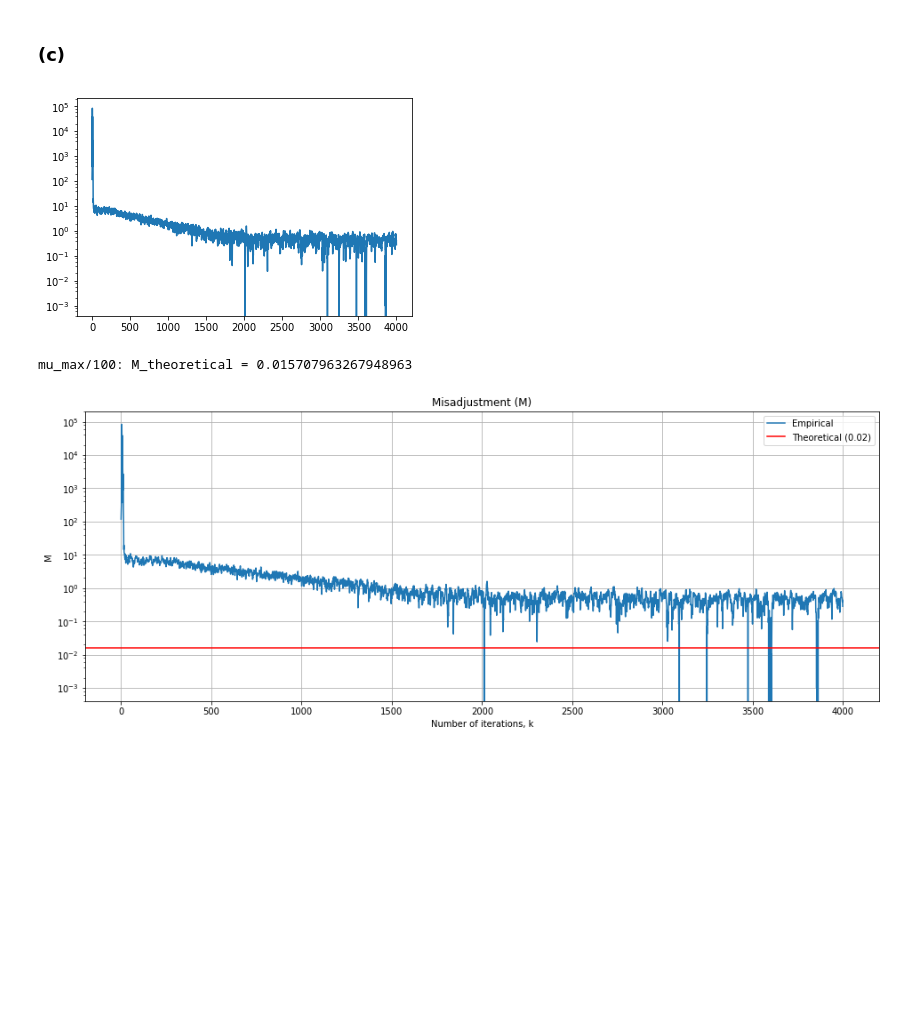
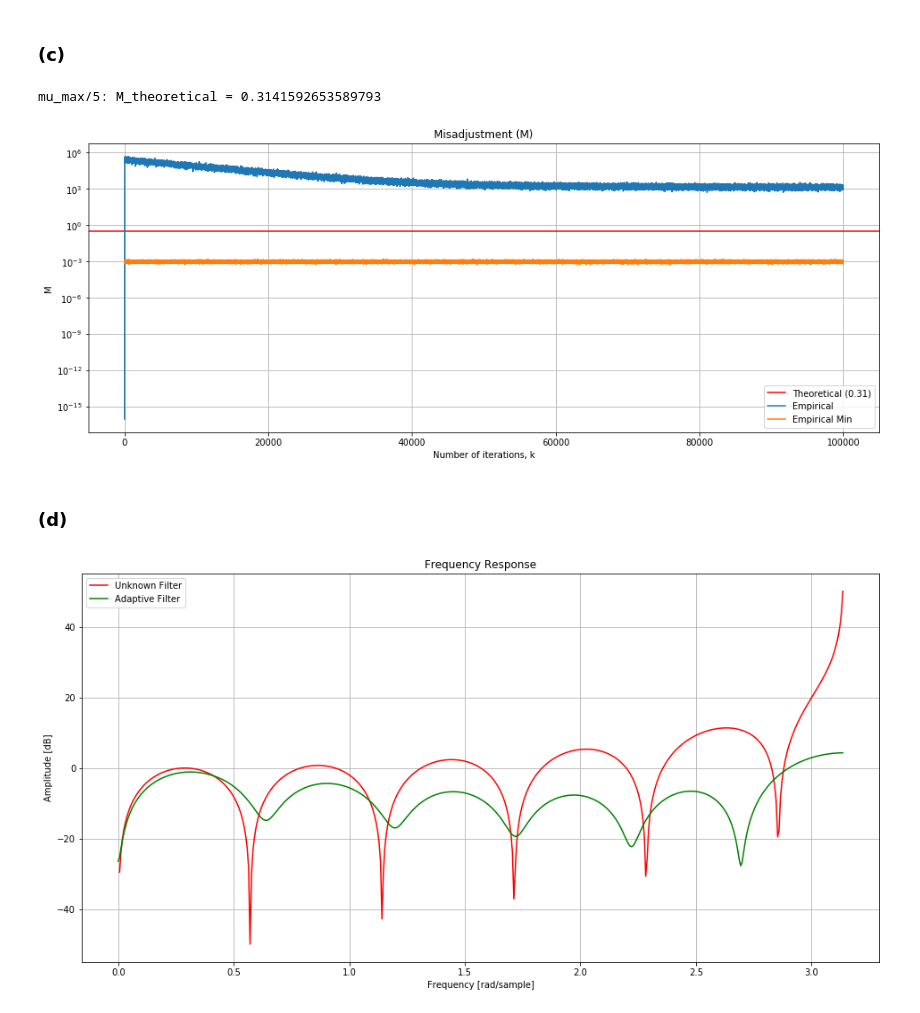
Before and after one commit to guedes-joaofelipe/adaptive-filtering, a Jupyter notebook: Notebooks/exercises_chap4.ipynb, the cells around one changed output. Drawn from its saved outputs; the diff is of its cells as text; code cells hidden in the pictures; blank space fills up the shorter version.

```diff
--- a/Notebooks/exercises_chap4.ipynb
+++ b/Notebooks/exercises_chap4.ipynb
@@ -106,25 +140,41 @@ Wall time: 7.63 µs
 # %% [markdown]
 ### (c)
-# %%
-plt.plot((MSE_av-MSE_min)/MSE_min)
-plt.yscale('log')
-# %% [output]
-[figure, removed]
 # %%
-M = lambda mu: mu*np.sqrt(np.pi/(2*mse_estimate))*np.trace(R)
+M = lambda mu: mu*np.sqrt(np.pi/(2*mse_min_estimate))*np.trace(R)
 m_theoretical = M(mu)
 print ('mu_max/{}: M_theoretical = {}'.format(frac, M(mu)))
-
 fig, ax = plt.subplots(ncols=1, nrows=1, figsize=(16,6))
-ax.plot((MSE_av-MSE_min)/MSE_min, label='Empirical')
-ax.axhline(m_theoretical, color='r', label='Theoretical ({:.02f})'.format(m_theoretical))
+ax.axhline(m_theoretical, c='red', label='Theoretical ({:.02f})'.format(m_theoretical))
+ax.plot(np.divide(MSEexc_av,MSEmin_av), label='Empirical')
+ax.plot(MSEmin_av, label='Empirical Min')
 ax.grid(True)
 ax.set_title('Misadjustment (M)'), ax.set_xlabel('Number of iterations, k'), ax.set_ylabel('M')
 ax.legend()
 ax.set_yscale('log')
 
-# if output_filepath is not None:
-#     fig.savefig(output_filepath + 'c_misadjustment_mu'+str(div)+'.jpg', bbox_inches = 'tight')
+if output_filepath is not None:
+    fig.savefig(output_filepath + 'c_misadjustment_mu'+str(factor)+'.jpg', bbox_inches = 'tight')
 # %% [output]
-mu_max/100: M_theoretical = 0.015707963267948963
+mu_max/5: M_theoretical = 0.3141592653589793
-[figure, old version]
+[figure, new version]
+# %% [markdown]
+### (d)
+# %%
+b, a = [1] + list(np.zeros(10)) + [-1], [1, 1]
+wf_model, h_model = signal.freqz(model.coef_vector[-1])
+wf_unk, h_unk = signal.freqz(b=b, a=a)
+
+fig, ax = plt.subplots(ncols=1, nrows=1, figsize=(16,8))
+
+ax.plot(wf_unk, 20 * np.log10(abs(h_unk)), 'r', label='Unknown Filter')
+# ax.plot(wf_o, 20 * np.log10(abs(h_o)), 'b', label='Wiener Filter')
+ax.plot(wf_model, 20 * np.log10(abs(h_model)), 'g', label='Adaptive Filter')
+ax.set_ylabel('Amplitude [dB]'), ax.set_title('Frequency Response')
+ax.set_xlabel('Frequency [rad/sample]')
+ax.grid(True)
+ax.legend()
+
+if output_filepath is not None:
+    fig.savefig(output_filepath + 'd_frequency_response_mu{}.jpg'.format(factor), bbox_inches = 'tight')
+# %% [output]
+[figure, added]
```
Also changed, not shown: parts of 8 cells of this notebook, 9 other files.
